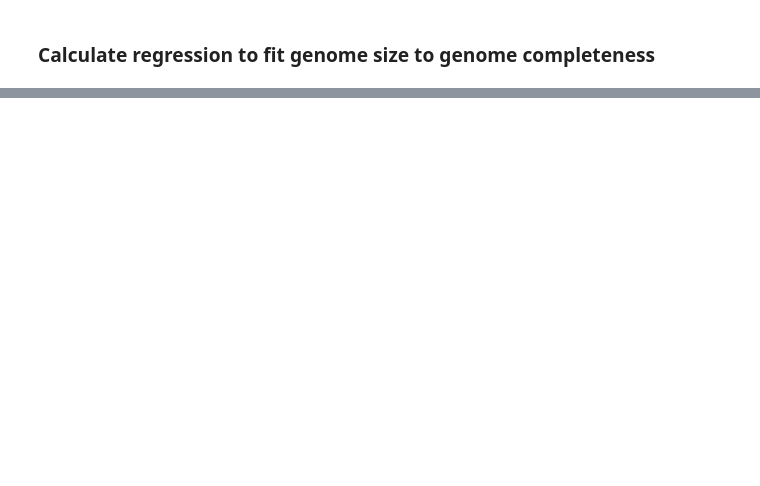
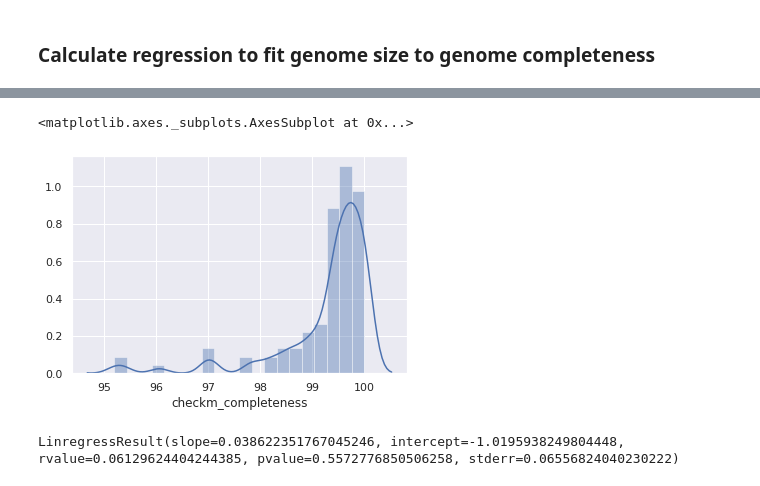
Before and after one commit to vinisalazar/SynechococcusGT, a Jupyter notebook: code/gc_size.ipynb, the cells around one changed output, grey strips where cells are left out. Saved outputs shown, nothing was run; the diff lists cells and outputs as text; code cells hidden in the pictures; blank space fills up the shorter version.

```diff
--- a/code/gc_size.ipynb
+++ b/code/gc_size.ipynb
@@ -125,4 +237,11 @@ sns.regplot(x='checkm_completeness', y='megabases', data=df[(df['quality_filter'
 # %%
 df_ = df[(df['quality_filter']) & (df['is_synecho']) & (df['checkm_completeness'] > 95)]
 model = linregress(df_['checkm_completeness'], df_['megabases'])
-df_['checkm_completeness'] * model.slope + model.intercept
+sns.distplot(df_['checkm_completeness'])
+# %% [output]
+<matplotlib.axes._subplots.AxesSubplot at 0x...>
+[figure, added]
+# %%
+model
+# %% [output]
+LinregressResult(slope=0.038622351767045246, intercept=-1.0195938249804448, rvalue=0.06129624404244385, pvalue=0.5572776850506258, stderr=0.06556824040230222)
```
Also changed, not shown: parts of 7 cells of this notebook.
